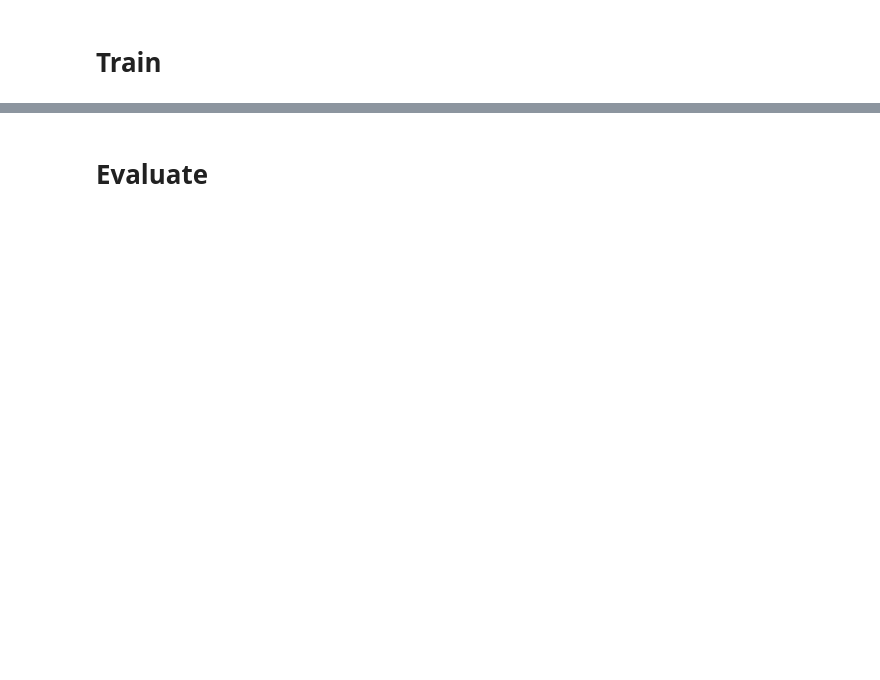
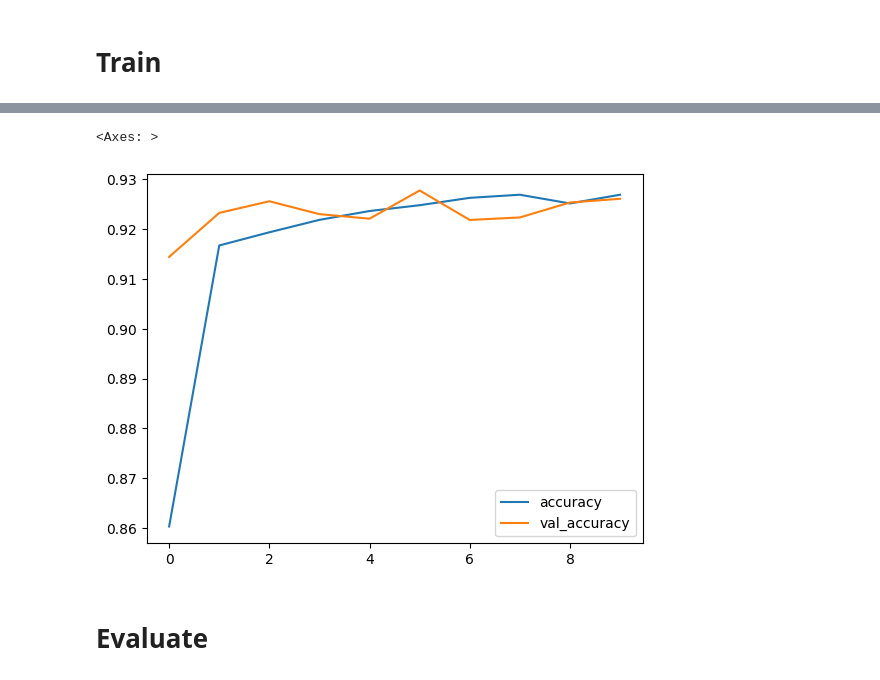
Before and after one commit to kopmean/Teach-Basic-Ai, a Jupyter notebook: teach_seagate.ipynb, the cells around one changed output, grey strips where cells are left out. Drawn from its saved outputs; the diff is of its cells as text; code cells hidden in the pictures; blank space fills up the shorter version.

```diff
--- a/teach_seagate.ipynb
+++ b/teach_seagate.ipynb
@@ -132,3 +136,9 @@ Epoch 10/10
+# %%
+selected_data = {key: value for key, value in model.history.history.items() if key in ['accuracy', 'val_accuracy']}
+pd.DataFrame(selected_data).plot()
+# %% [output]
+<Axes: >
+[figure, added]
 # %% [markdown]
 # Evaluate
 # %%
```
Also changed, not shown: parts of 10 cells of this notebook.
